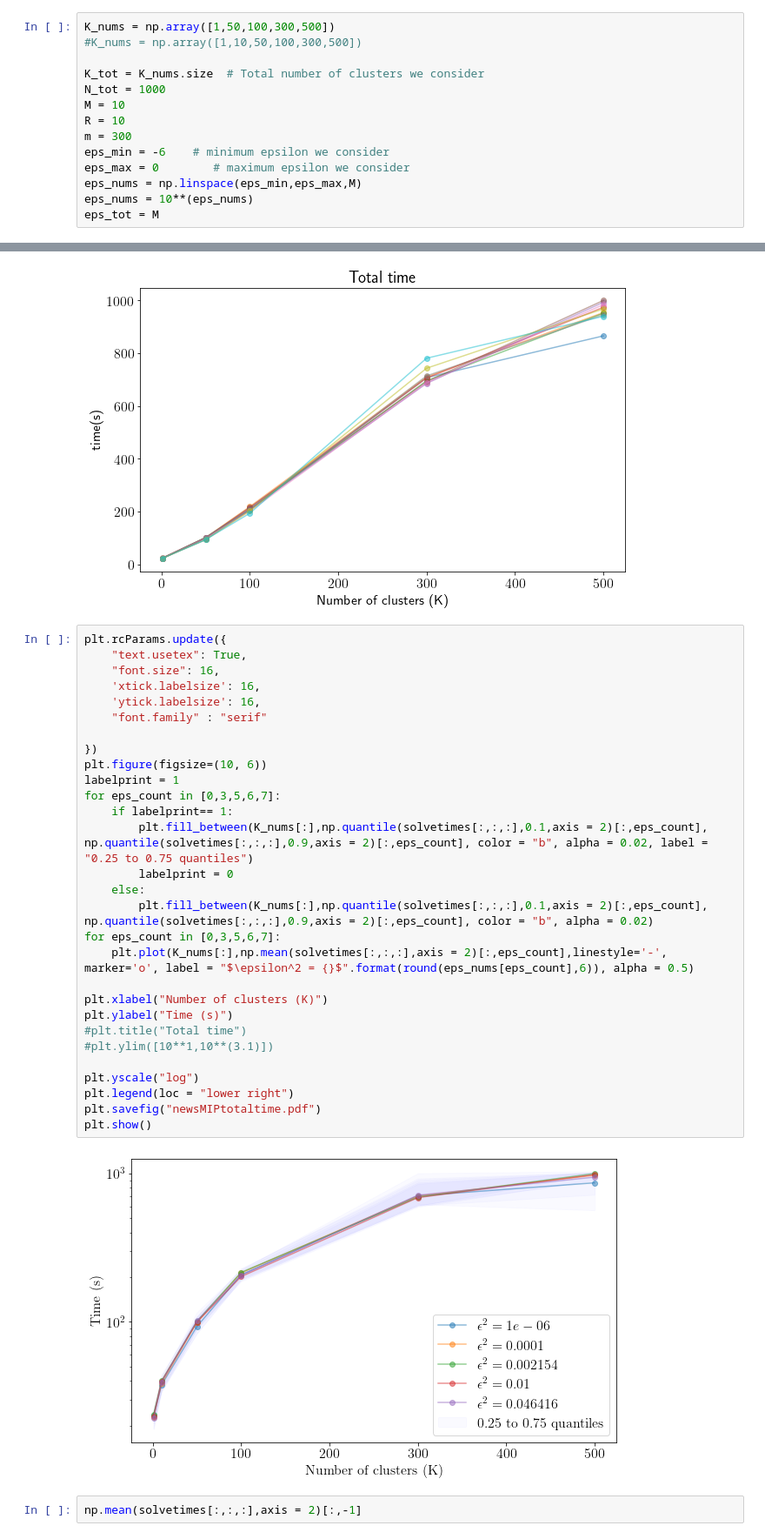
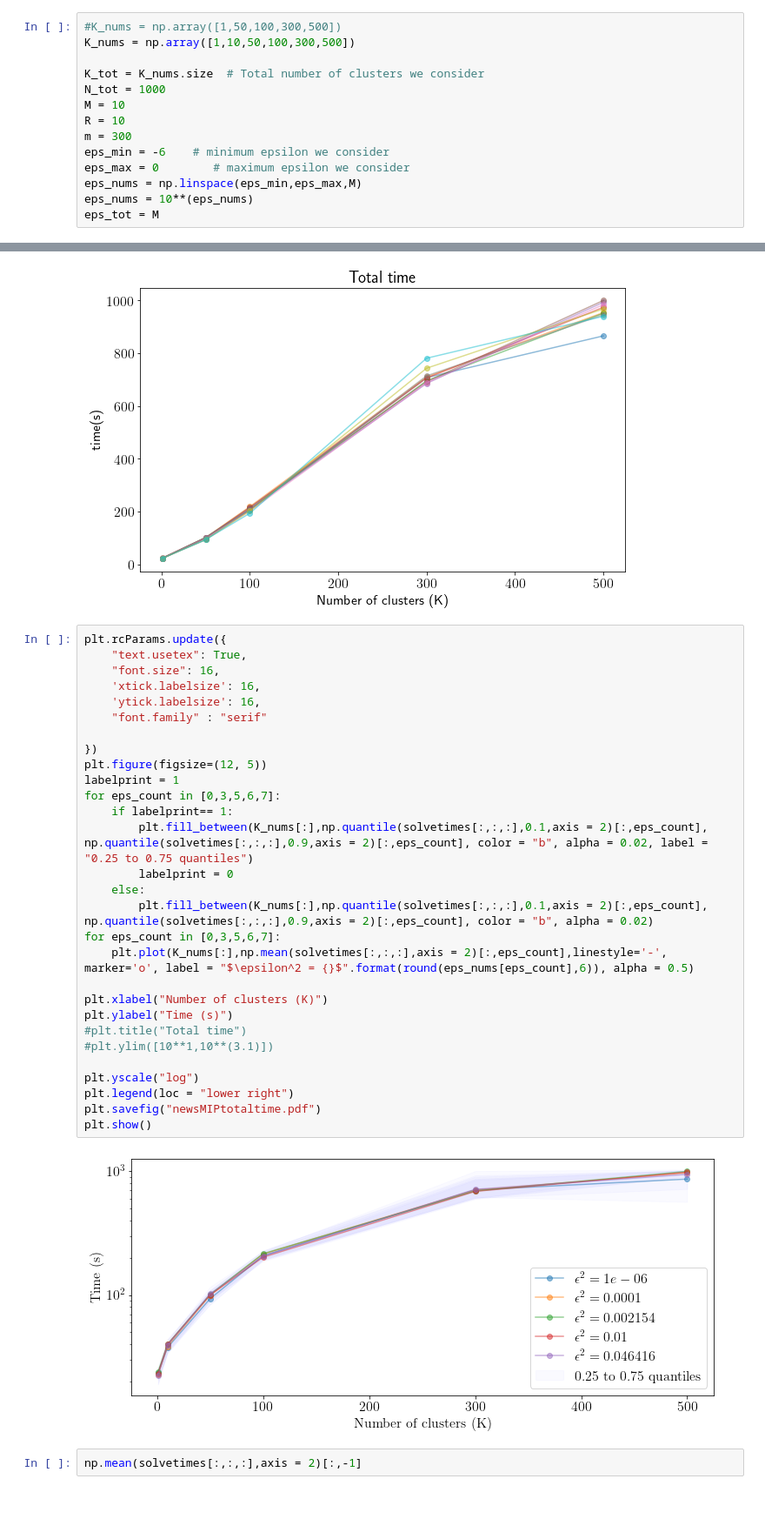
Before and after one commit to stellatogrp/mro_experiments, a Jupyter notebook: newsvendor/MIP/m300_K500_r10/newsMIP.ipynb, the cells around one changed output, grey strips where cells are left out. Shown at 87% size. Cells and saved outputs as stored; diff of their text form; blank space fills up the shorter version.

```diff
--- a/newsvendor/MIP/m300_K500_r10/newsMIP.ipynb
+++ b/newsvendor/MIP/m300_K500_r10/newsMIP.ipynb
@@ -59,8 +59,8 @@ setuptimes = np.delete(setuptimes,1,axis = 0)
 solvetimes = np.delete(solvetimes,1,axis = 0)
 clustertimes = np.delete(clustertimes,1,axis = 0)
 # %%
-K_nums = np.array([1,50,100,300,500])
-#K_nums = np.array([1,10,50,100,300,500])
+#K_nums = np.array([1,50,100,300,500])
+K_nums = np.array([1,10,50,100,300,500])
 
 K_tot = K_nums.size  # Total number of clusters we consider
 N_tot = 1000
@@ -175,34 +175,34 @@ plt.show()
 # %%
 plt.rcParams.update({
     "text.usetex": True,
     "font.size": 16,
     'xtick.labelsize': 16,
     'ytick.labelsize': 16,
     "font.family" : "serif"
 
 })
-plt.figure(figsize=(10, 6))
+plt.figure(figsize=(12, 5))
 labelprint = 1
 for eps_count in [0,3,5,6,7]:
     if labelprint== 1:
         plt.fill_between(K_nums[:],np.quantile(solvetimes[:,:,:],0.1,axis = 2)[:,eps_count],  np.quantile(solvetimes[:,:,:],0.9,axis = 2)[:,eps_count], color = "b", alpha = 0.02, label = "0.25 to 0.75 quantiles")
         labelprint = 0
     else:
         plt.fill_between(K_nums[:],np.quantile(solvetimes[:,:,:],0.1,axis = 2)[:,eps_count],  np.quantile(solvetimes[:,:,:],0.9,axis = 2)[:,eps_count], color = "b", alpha = 0.02)
 for eps_count in [0,3,5,6,7]:
     plt.plot(K_nums[:],np.mean(solvetimes[:,:,:],axis = 2)[:,eps_count],linestyle='-', marker='o', label = "$\epsilon^2 = {}$".format(round(eps_nums[eps_count],6)), alpha = 0.5)
 
 plt.xlabel("Number of clusters (K)")
 plt.ylabel("Time (s)")
 #plt.title("Total time")
 #plt.ylim([10**1,10**(3.1)])
 
 plt.yscale("log")
 plt.legend(loc = "lower right")
 plt.savefig("newsMIPtotaltime.pdf")
 plt.show()
 # %% [output]
-[figure, old version]
+[figure, new version]
 # %%
 np.mean(solvetimes[:,:,:],axis = 2)[:,-1]
 # %% [output]
```
Also changed, not shown: 14 other files.
